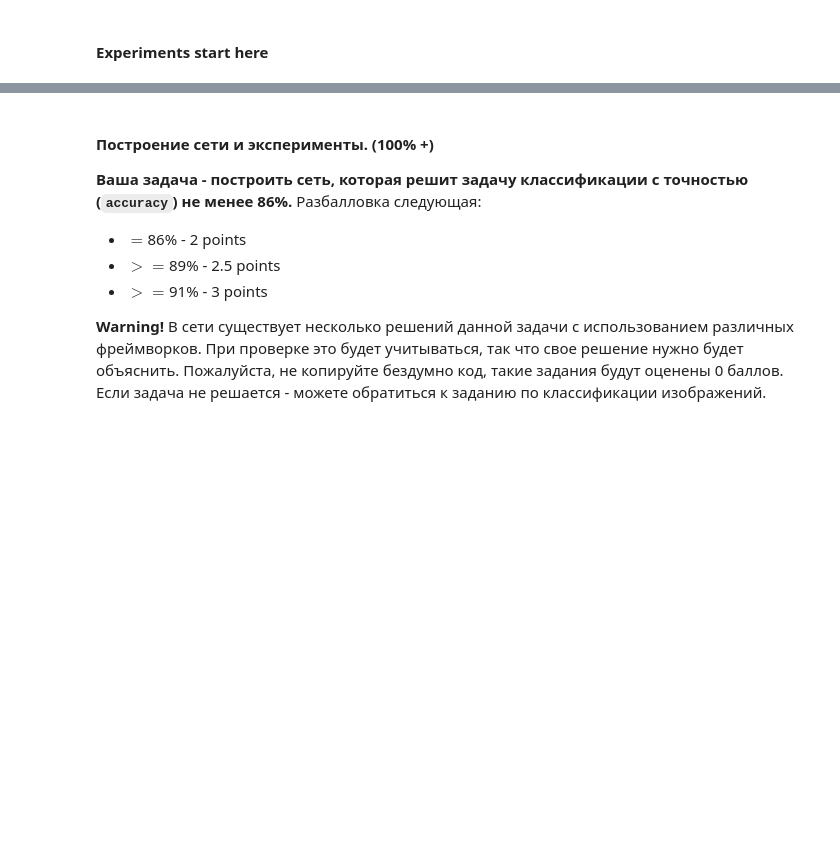
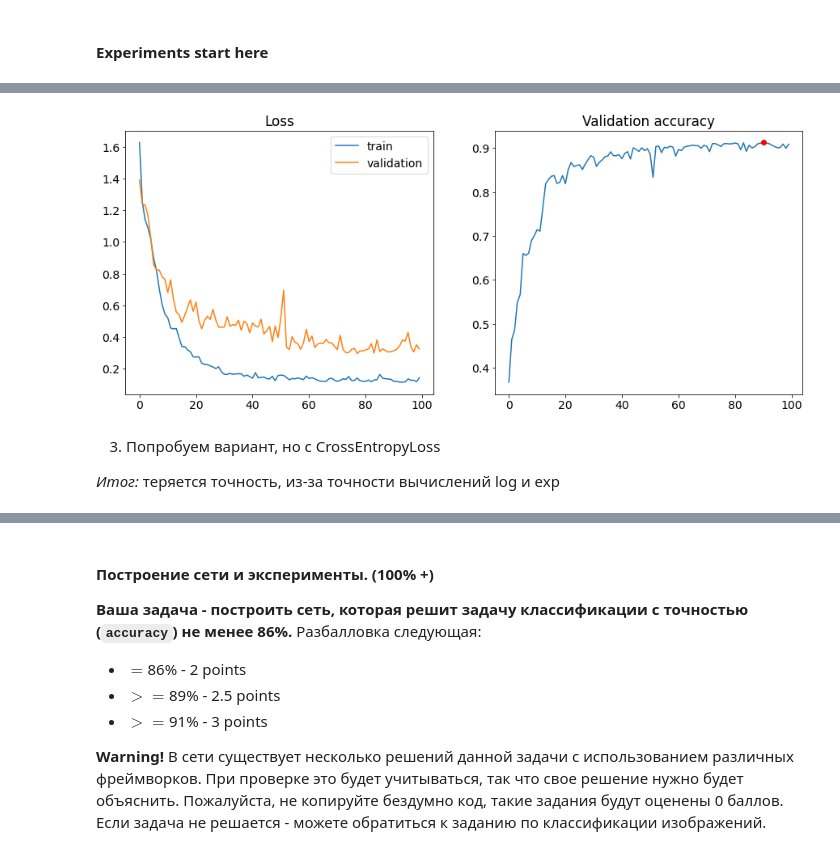
Before and after one commit to Myashka/MIPT_Basic_ML, a Jupyter notebook: Homeworks/Lab2_DL/Lab2_DL_parts_4_and_5_optional.ipynb, the cells around one changed output, grey strips where cells are left out. Cells and saved outputs as stored; diff of their text form; code cells hidden in the pictures; blank space fills up the shorter version.

```diff
--- a/Homeworks/Lab2_DL/Lab2_DL_parts_4_and_5_optional.ipynb
+++ b/Homeworks/Lab2_DL/Lab2_DL_parts_4_and_5_optional.ipynb
@@ -451 +456,4 @@ opt = torch.optim.Adam(model.parameters())
 criterion = nn.NLLLoss().to(device)
+# %%
+batch = next(iter(train_dataloader))
+X_batch, y_batch = batch[0].to(device), batch[1].to(device)
@@ -473,0 +525,25 @@ Max accurasy score: 0.9089673913043478 at 98 epoch
+# %%
+def eval_test_2(model, criterion, test_loader):
+    ep_val_loss = []
+    ep_val_accuracy = []
+    model.eval()
+    with torch.no_grad():
+        for X_batch, y_batch in test_loader:
+            if (len(X_batch)==BATCH_SIZE):
+
+                X_batch = X_batch.to(device)
+                y_batch = y_batch.to(device)
+
+
+                log_probs = model(X_batch)
+
+                loss = criterion(log_probs.contiguous(), y_batch[:, 0].contiguous())
+
+                ep_val_loss.append(loss.item())
+                y_pred = model.predict(X_batch)
+                ep_val_accuracy.append(accuracy_score(y_batch.cpu().numpy(), y_pred.cpu().numpy()))
+
+    print(f"\tvalidation loss: {np.mean(ep_val_loss):.6f}")
+    print(f"\tvalidation accuracy: {np.mean(ep_val_accuracy):.3f}")
+
+    return np.mean(ep_val_loss), np.mean(ep_val_accuracy)
@@ -473,0 +602,13 @@ Max accurasy score: 0.9089673913043478 at 98 epoch
+# %%
+model_test_2 = LSTMModelTest_2().to(device)
+opt = torch.optim.Adam(model_test_2.parameters())
+criterion = nn.NLLLoss().to(device)
+# %%
+train_loss, val_loss, val_accuracy = train_model_test2(model_test_2,
+                                                       opt,
+                                                       criterion,
+                                                       train_dataloader,
+                                                       test_dataloader,
+                                                       n_epochs=100,
+                                                       clip_val=5)
+# %% [output]
@@ -473,0 +632,5 @@ Max accurasy score: 0.9089673913043478 at 98 epoch
+[figure, added]
+# %% [markdown]
+3) Попробуем вариант, но с CrossEntropyLoss
+
+*Итог:* теряется точность, из-за точности вычислений log и exp
```
Also changed, not shown: parts of 23 cells of this notebook, 30 other files.
